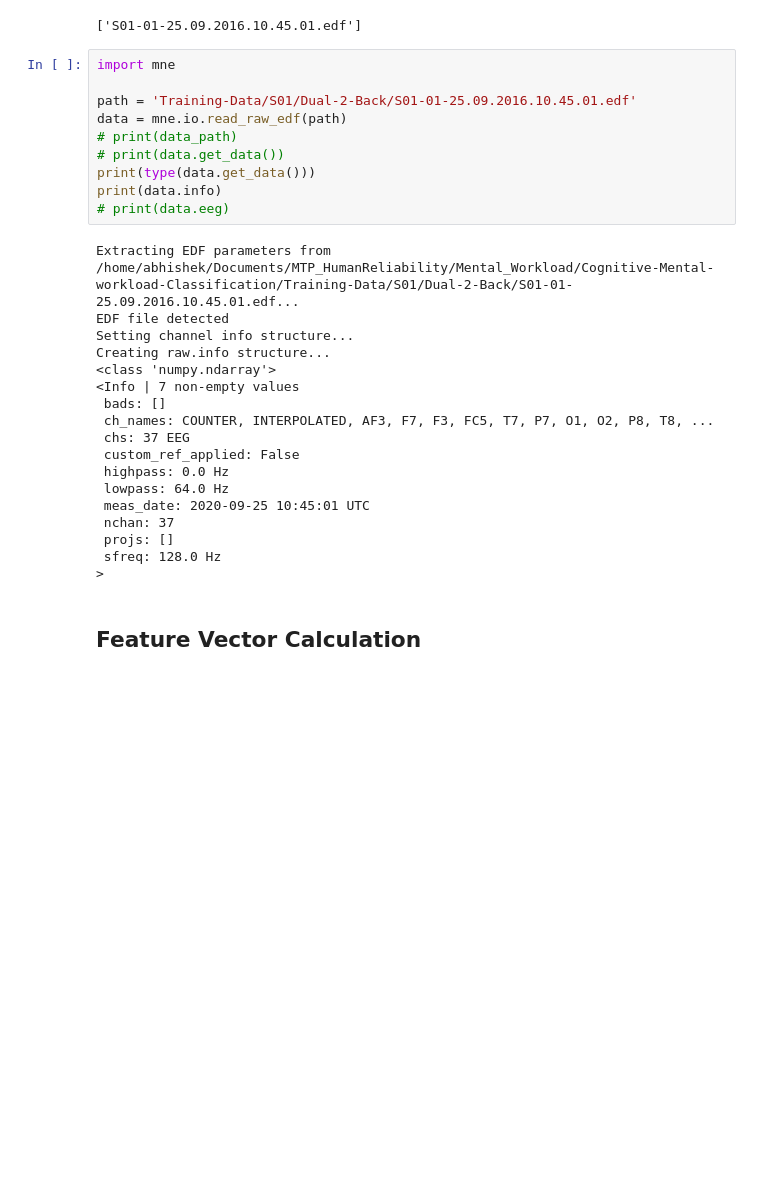
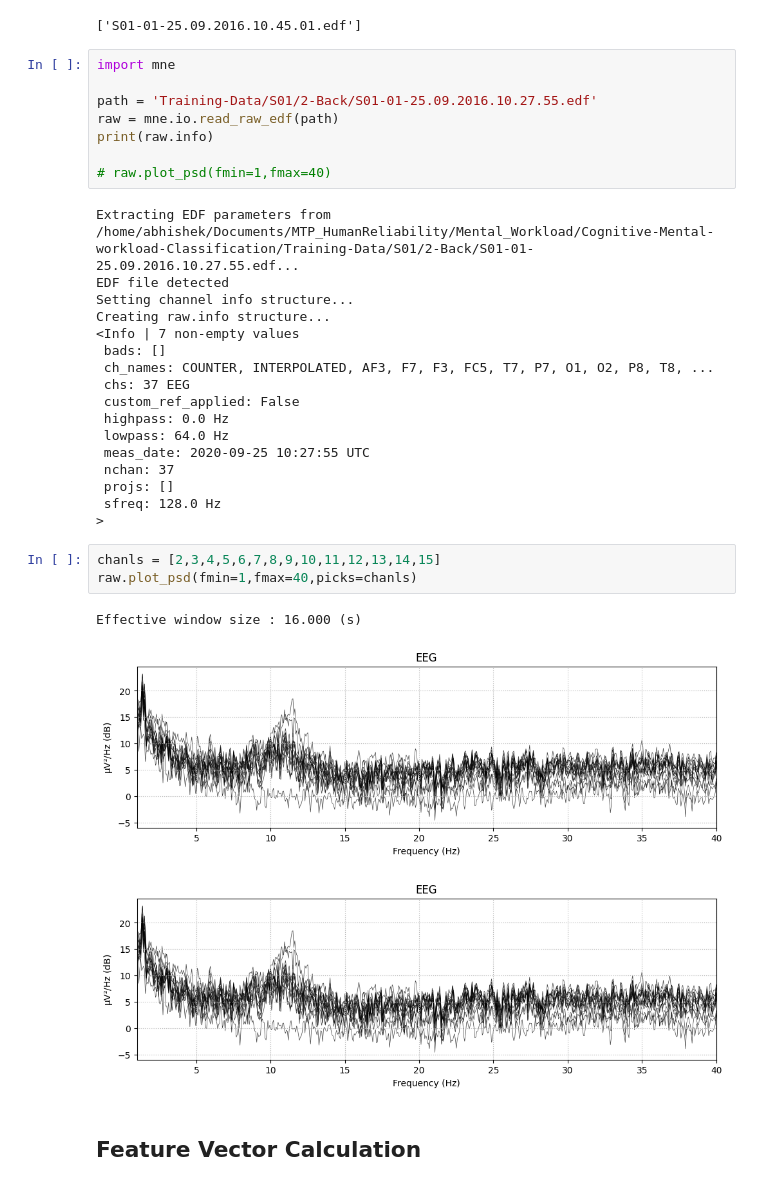
Before and after one commit to abhishek-topwal/MTP_HumanReliability, a Jupyter notebook: Mental_Workload/Cognitive-Mental-workload-Classification/FeatureExtraction.ipynb, the cells around one changed output. Saved outputs shown, nothing was run; the diff lists cells and outputs as text; blank space fills up the shorter version.

```diff
--- a/Mental_Workload/Cognitive-Mental-workload-Classification/FeatureExtraction.ipynb
+++ b/Mental_Workload/Cognitive-Mental-workload-Classification/FeatureExtraction.ipynb
@@ -486,19 +486,16 @@ print(DualTwoBackfiles)
 # %%
 import mne
 
-path = 'Training-Data/S01/Dual-2-Back/S01-01-25.09.2016.10.45.01.edf'
-data = mne.io.read_raw_edf(path)
-# print(data_path)
-# print(data.get_data())
-print(type(data.get_data()))
-print(data.info)
-# print(data.eeg)
+path = 'Training-Data/S01/2-Back/S01-01-25.09.2016.10.27.55.edf'
+raw = mne.io.read_raw_edf(path)
+print(raw.info)
+
+# raw.plot_psd(fmin=1,fmax=40)
 # %% [output]
-Extracting EDF parameters from /home/abhishek/Documents/MTP_HumanReliability/Mental_Workload/Cognitive-Mental-workload-Classification/Training-Data/S01/Dual-2-Back/S01-01-25.09.2016.10.45.01.edf...
+Extracting EDF parameters from /home/abhishek/Documents/MTP_HumanReliability/Mental_Workload/Cognitive-Mental-workload-Classification/Training-Data/S01/2-Back/S01-01-25.09.2016.10.27.55.edf...
 EDF file detected
 Setting channel info structure...
 Creating raw.info structure...
-<class 'numpy.ndarray'>
 <Info | 7 non-empty values
  bads: []
  ch_names: COUNTER, INTERPOLATED, AF3, F7, F3, FC5, T7, P7, O1, O2, P8, T8, ...
@@ -506,11 +503,18 @@ Creating raw.info structure...
  custom_ref_applied: False
  highpass: 0.0 Hz
  lowpass: 64.0 Hz
- meas_date: 2020-09-25 10:45:01 UTC
+ meas_date: 2020-09-25 10:27:55 UTC
  nchan: 37
  projs: []
  sfreq: 128.0 Hz
 >
+# %%
+chanls = [2,3,4,5,6,7,8,9,10,11,12,13,14,15]
+raw.plot_psd(fmin=1,fmax=40,picks=chanls)
+# %% [output]
+Effective window size : 16.000 (s)
+[figure, added]
+[figure, added]
 # %% [markdown]
 ## Feature Vector Calculation
 # %%
```
Also changed, not shown: parts of 4 cells of this notebook, 2 other files.
